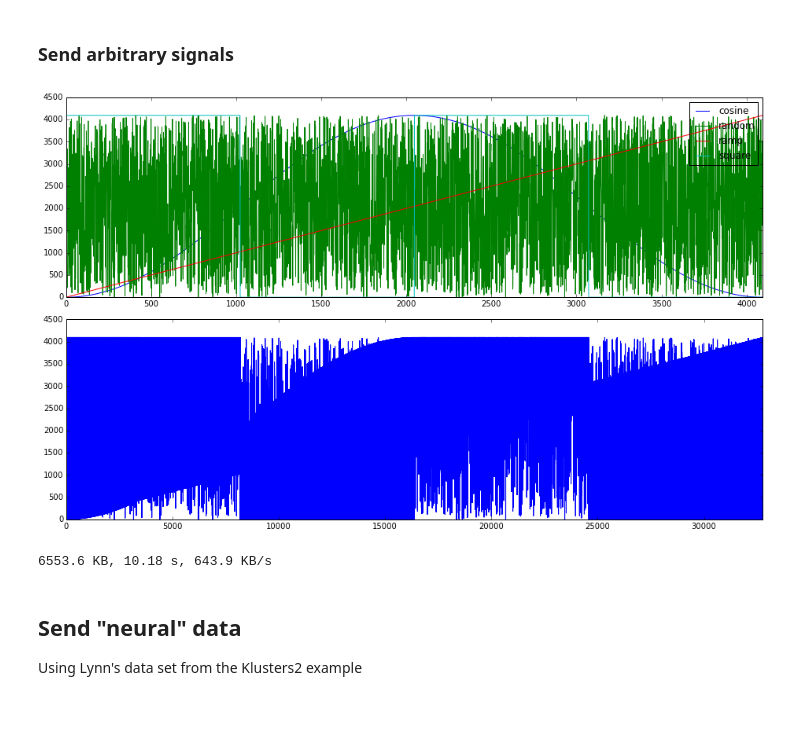
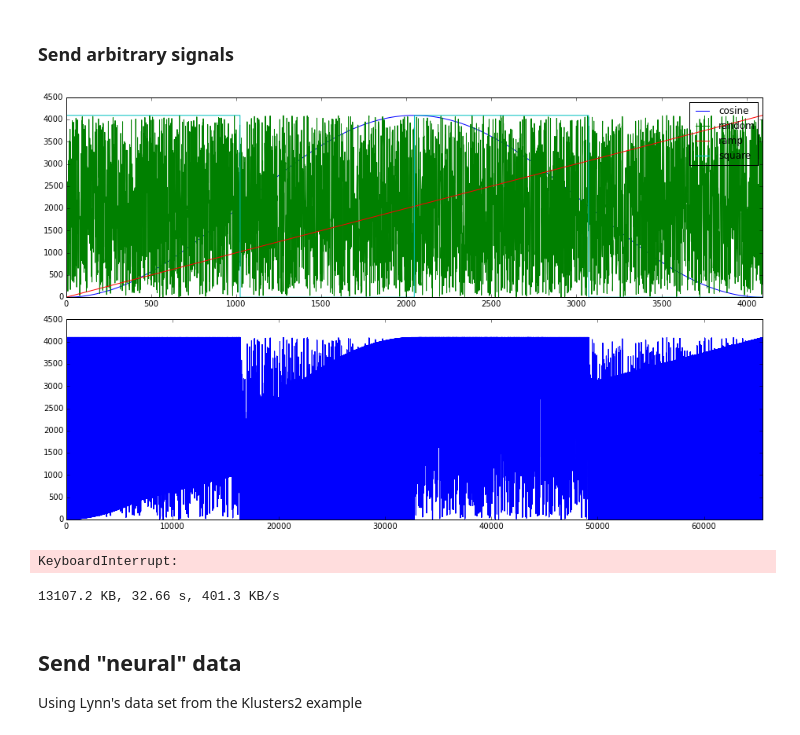
Before and after one commit to wonkoderverstaendige/RattusExMachina, a Jupyter notebook: doc/Playtesting.ipynb, the cells around one changed output. Drawn from its saved outputs; the diff is of its cells as text; code cells hidden in the pictures.

```diff
--- a/doc/Playtesting.ipynb
+++ b/doc/Playtesting.ipynb
@@ -101,40 +101,48 @@ n_val = 4096
 max_val = 4096
 # cosines
 cosines = ((np.cos(np.linspace(-np.pi, np.pi, num=n_val))+1)*(max_val/2)).astype('uint16')
 
 # noise
 noise = (np.random.rand(n_val)*max_val).astype('uint16')
 
 # ramps
 ramps = np.linspace(0, max_val, n_val).astype('uint16')
 
 # squares
 hi = np.ones(n_val/4, dtype='uint16')*max_val-1
 lo = np.zeros_like(hi)
 squares = np.tile(np.hstack((hi, lo)), 2)
 
 # all together
 arr = np.dstack((cosines, noise, ramps, squares, \
+                 cosines, noise, ramps, squares, \
+                 cosines, noise, ramps, squares, \
                  cosines, noise, ramps, squares)).flatten()
 fig, axes = plt.subplots(nrows=2, ncols=1, figsize=(13, 8))
 axes[0].set_xlim((0, cosines.size))
 axes[0].plot(cosines, label='cosine');
 axes[0].plot(noise, label='random');
 axes[0].plot(ramps, label='ramp');
 axes[0].plot(squares, label='square');
 axes[0].legend()
 
 axes[1].set_xlim((0, arr.size))
 axes[1].plot(arr);
 fig.tight_layout()
 # %% [output]
-[figure, old version]
+[figure, new version]
+# %%
+n = 500
+data = np.tile(arr, n).view(np.uint8)
+t = %timeit -o -q -n 1 -r 1 tx = transfer_test(data)
+print "{:.1f} KB, {:.2f} s, {:.1f} KB/s".format(arr.nbytes/1000.*n, mean(t.all_runs), arr.nbytes/1000.*n/mean(t.all_runs))
+# %% [output]
+KeyboardInterrupt:
 # %%
-n = 100
-t = %timeit -o -q -n 1 -r 1 tx = transfer_test(np.tile(arr, n))
+t = %timeit -o -q -n 1 -r 1 tx = transfer_test(data)
 print "{:.1f} KB, {:.2f} s, {:.1f} KB/s".format(arr.nbytes/1000.*n, mean(t.all_runs), arr.nbytes/1000.*n/mean(t.all_runs))
 # %% [output]
-6553.6 KB, 10.18 s, 643.9 KB/s
+13107.2 KB, 32.66 s, 401.3 KB/s
 # %% [markdown]
 ## Send "neural" data
 
```
Also changed, not shown: parts of 10 cells of this notebook, 3 other files.
